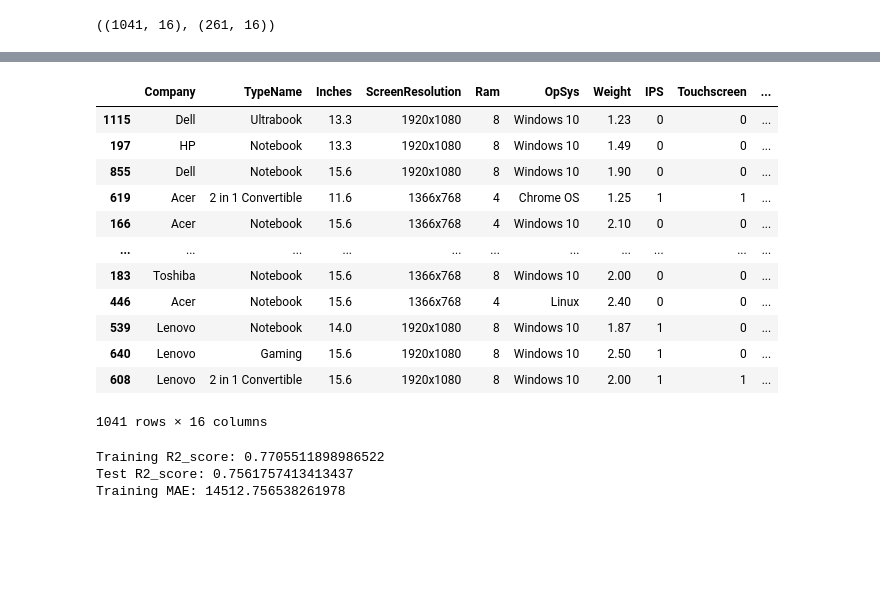
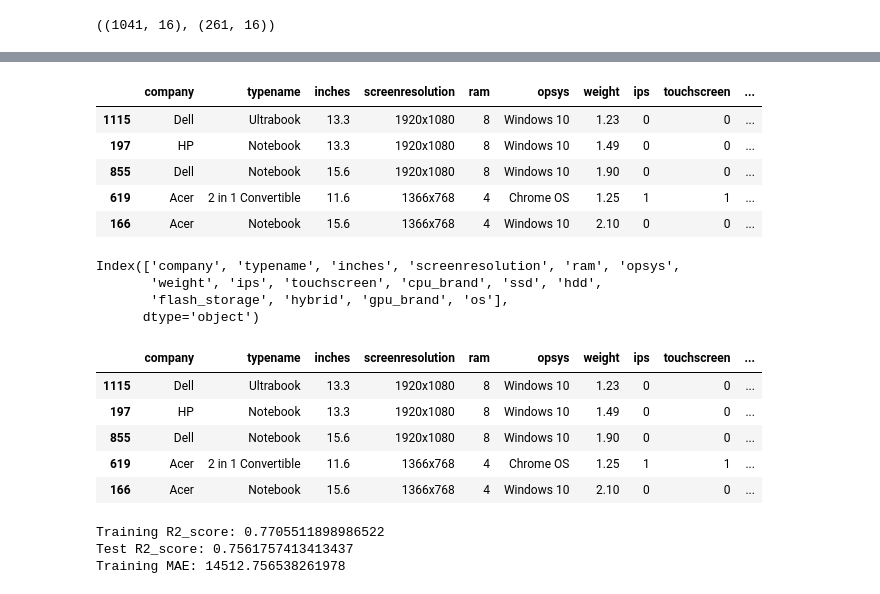
Before and after one commit to Sarang1995/laptop_price_prediction, a Jupyter notebook: Laptop_price_prediction.ipynb, the cells around one changed output, grey strips where cells are left out. Drawn from its saved outputs; the diff is of its cells as text; code cells hidden in the pictures; blank space fills up the shorter version.

```diff
--- a/Laptop_price_prediction.ipynb
+++ b/Laptop_price_prediction.ipynb
@@ -808,8 +805,8 @@ model1 =Pipeline(steps=[
     ("LR", LinearRegression())
 ])
 # %%
-X = laptops.drop("Price", axis=1)
-y = np.log(laptops["Price"])
+X = laptops.drop("price", axis=1)
+y = np.log(laptops["price"])
 
 X_train, X_test, y_train, y_test = train_test_split(X, y, test_size=0.2, random_state=2024)
 
@@ -829,21 +826,32 @@ Pipeline(steps=[('prep',
       dtype='object'))])),
                 ('LR', LinearRegression())])
-# %%
-X_train
-# %% [output]
-|  | Company | TypeName | Inches | ScreenResolution | Ram | OpSys | Weight | IPS | Touchscreen | ... |
-| 1115 | Dell | Ultrabook | 13.3 | 1920x1080 | 8 | Windows 10 | 1.23 | 0 | 0 | ... |
-| 197 | HP | Notebook | 13.3 | 1920x1080 | 8 | Windows 10 | 1.49 | 0 | 0 | ... |
-| 855 | Dell | Notebook | 15.6 | 1920x1080 | 8 | Windows 10 | 1.90 | 0 | 0 | ... |
-| 619 | Acer | 2 in 1 Convertible | 11.6 | 1366x768 | 4 | Chrome OS | 1.25 | 1 | 1 | ... |
-| 166 | Acer | Notebook | 15.6 | 1366x768 | 4 | Windows 10 | 2.10 | 0 | 0 | ... |
-| ... | ... | ... | ... | ... | ... | ... | ... | ... | ... | ... |
-| 183 | Toshiba | Notebook | 15.6 | 1366x768 | 8 | Windows 10 | 2.00 | 0 | 0 | ... |
-| 446 | Acer | Notebook | 15.6 | 1366x768 | 4 | Linux | 2.40 | 0 | 0 | ... |
-| 539 | Lenovo | Notebook | 14.0 | 1920x1080 | 8 | Windows 10 | 1.87 | 1 | 0 | ... |
-| 640 | Lenovo | Gaming | 15.6 | 1920x1080 | 8 | Windows 10 | 2.50 | 1 | 0 | ... |
-| 608 | Lenovo | 2 in 1 Convertible | 15.6 | 1920x1080 | 8 | Windows 10 | 2.00 | 1 | 1 | ... |
-1041 rows × 16 columns
+# %%
+X_train.head()
+# %% [output]
+|  | company | typename | inches | screenresolution | ram | opsys | weight | ips | touchscreen | ... |
+| 1115 | Dell | Ultrabook | 13.3 | 1920x1080 | 8 | Windows 10 | 1.23 | 0 | 0 | ... |
+| 197 | HP | Notebook | 13.3 | 1920x1080 | 8 | Windows 10 | 1.49 | 0 | 0 | ... |
+| 855 | Dell | Notebook | 15.6 | 1920x1080 | 8 | Windows 10 | 1.90 | 0 | 0 | ... |
+| 619 | Acer | 2 in 1 Convertible | 11.6 | 1366x768 | 4 | Chrome OS | 1.25 | 1 | 1 | ... |
+| 166 | Acer | Notebook | 15.6 | 1366x768 | 4 | Windows 10 | 2.10 | 0 | 0 | ... |
+# %%
+X_train.columns
+# %% [output]
+Index(['company', 'typename', 'inches', 'screenresolution', 'ram', 'opsys',
+       'weight', 'ips', 'touchscreen', 'cpu_brand', 'ssd', 'hdd',
+       'flash_storage', 'hybrid', 'gpu_brand', 'os'],
+      dtype='object')
+# %%
+X_train.columns = list(map(str.lower, X_train.columns))
+
+X_train.head()
+# %% [output]
+|  | company | typename | inches | screenresolution | ram | opsys | weight | ips | touchscreen | ... |
+| 1115 | Dell | Ultrabook | 13.3 | 1920x1080 | 8 | Windows 10 | 1.23 | 0 | 0 | ... |
+| 197 | HP | Notebook | 13.3 | 1920x1080 | 8 | Windows 10 | 1.49 | 0 | 0 | ... |
+| 855 | Dell | Notebook | 15.6 | 1920x1080 | 8 | Windows 10 | 1.90 | 0 | 0 | ... |
+| 619 | Acer | 2 in 1 Convertible | 11.6 | 1366x768 | 4 | Chrome OS | 1.25 | 1 | 1 | ... |
+| 166 | Acer | Notebook | 15.6 | 1366x768 | 4 | Windows 10 | 2.10 | 0 | 0 | ... |
 # %%
  X_train.to_csv('X_train.csv', index=False)
 # %%
```
Also changed, not shown: parts of 8 cells of this notebook, 5 other files.
